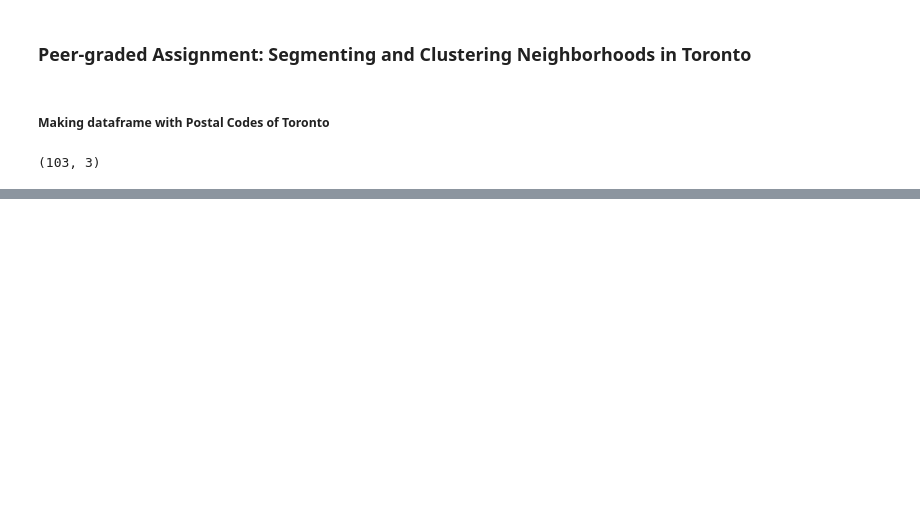
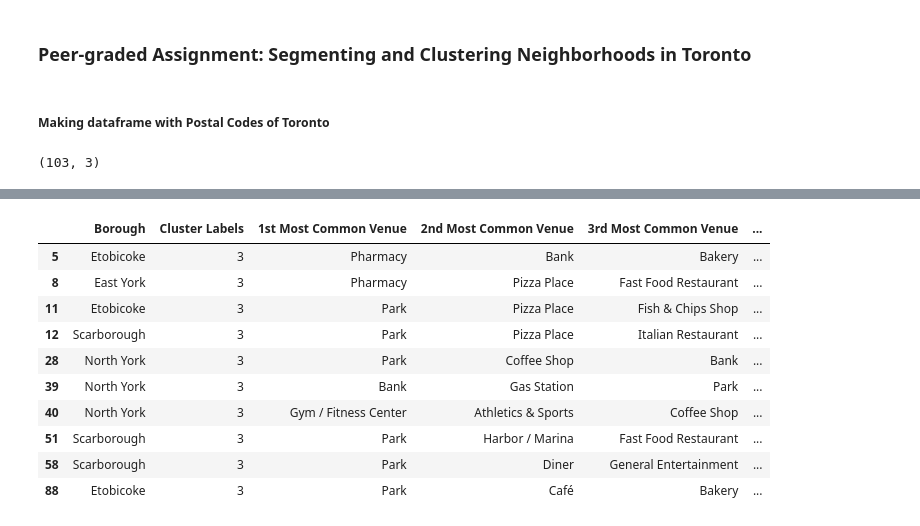
Before and after one commit to mityayossarian/Coursera_Capstone, a Jupyter notebook: IBM Capstone.ipynb, the cells around one changed output, grey strips where cells are left out. Drawn from its saved outputs; the diff is of its cells as text; code cells hidden in the pictures; blank space fills up the shorter version.

```diff
--- a/IBM Capstone.ipynb
+++ b/IBM Capstone.ipynb
@@ -34,0 +387,15 @@ table.shape
+# %%
+# cluster 4
+toronto_merged.loc[toronto_merged['Cluster Labels'] == 3, toronto_merged.columns[[1] + list(range(5, toronto_merged.shape[1]))]]
+# %% [output]
+|  | Borough | Cluster Labels | 1st Most Common Venue | 2nd Most Common Venue | 3rd Most Common Venue | ... |
+| 5 | Etobicoke | 3 | Pharmacy | Bank | Bakery | ... |
+| 8 | East York | 3 | Pharmacy | Pizza Place | Fast Food Restaurant | ... |
+| 11 | Etobicoke | 3 | Park | Pizza Place | Fish & Chips Shop | ... |
+| 12 | Scarborough | 3 | Park | Pizza Place | Italian Restaurant | ... |
+| 28 | North York | 3 | Park | Coffee Shop | Bank | ... |
+| 39 | North York | 3 | Bank | Gas Station | Park | ... |
+| 40 | North York | 3 | Gym / Fitness Center | Athletics & Sports | Coffee Shop | ... |
+| 51 | Scarborough | 3 | Park | Harbor / Marina | Fast Food Restaurant | ... |
+| 58 | Scarborough | 3 | Park | Diner | General Entertainment | ... |
+| 88 | Etobicoke | 3 | Park | Café | Bakery | ... |
```
Also changed, not shown: parts of 33 cells of this notebook.
